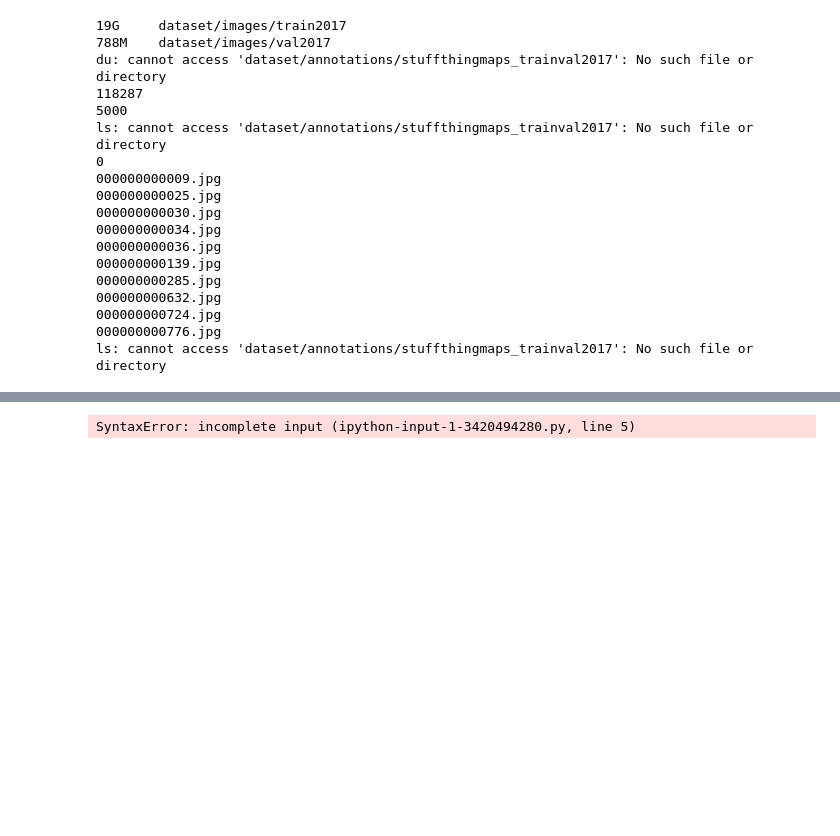
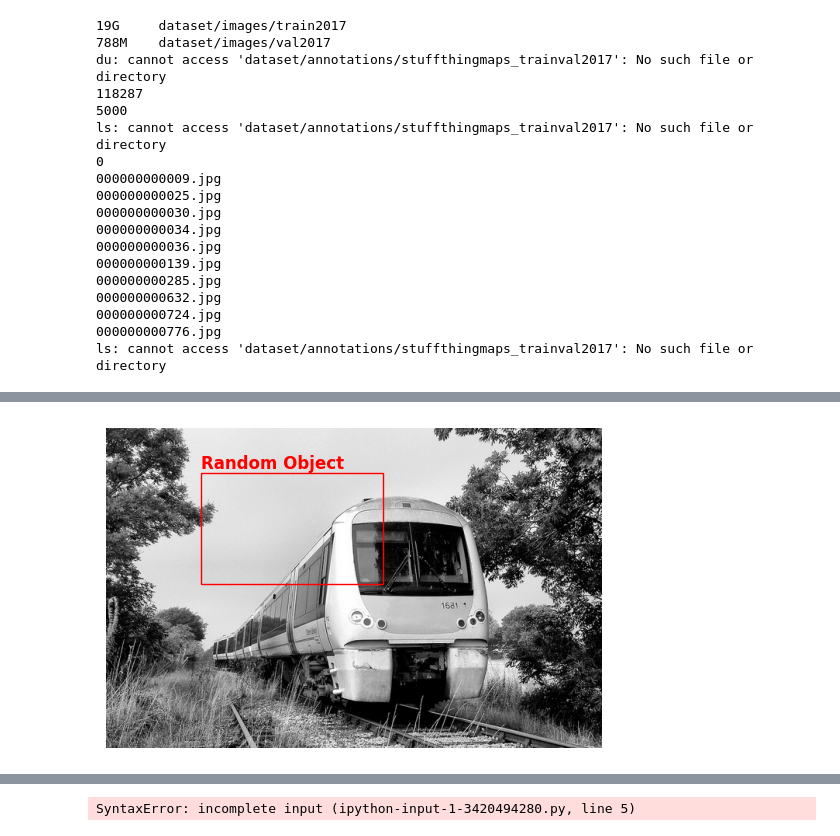
Before and after one commit to praymesh/VLM-SEGMENTATION, a Jupyter notebook: Visual_Encoder.ipynb, the cells around one changed output, grey strips where cells are left out. Drawn from its saved outputs; the diff is of its cells as text; code cells hidden in the pictures; blank space fills up the shorter version.

```diff
--- a/Visual_Encoder.ipynb
+++ b/Visual_Encoder.ipynb
@@ -214,3 +159,57 @@ print("Visualization complete.")
+# %%
+# prompt: help me visualise any random image , not saved in drive also annotatin
+
+import matplotlib.pyplot as plt
+import matplotlib.patches as patches
+import random
+
+# List available images in the dataset
+image_dir = "dataset/images/train2017"
+image_files = [f for f in os.listdir(image_dir) if f.endswith('.jpg')]
+
+if not image_files:
+    print("No images found in the specified directory.")
+else:
+    # Select a random image
+    random_image_file = random.choice(image_files)
+    image_path = os.path.join(image_dir, random_image_file)
+
+    # Load the image using PIL
+    try:
+        image = Image.open(image_path)
+
+        # Display the image
+        fig, ax = plt.subplots(1)
+        ax.imshow(image)
+
+        # Example annotation (you can replace this with actual annotations if available)
+        # Let's add a random bounding box and text annotation
+        img_width, img_height = image.size
+        x_min = random.randint(0, img_width // 2)
+        y_min = random.randint(0, img_height // 2)
+        width = random.randint(img_width // 4, img_width // 2)
+        height = random.randint(img_height // 4, img_height // 2)
+
+        # Create a Rectangle patch
+        rect = patches.Rectangle((x_min, y_min), width, height, linewidth=1, edgecolor='r', facecolor='none')
+
+        # Add the patch to the Axes
+        ax.add_patch(rect)
+
+        # Add text annotation
+        ax.text(x_min, y_min - 5, 'Random Object', color='red', fontsize=12, weight='bold')
+
+        # Remove axis ticks and labels
+        ax.axis('off')
+
+        plt.show()
+
+    except FileNotFoundError:
+        print(f"Error: Image file not found at {image_path}")
+    except Exception as e:
+        print(f"An error occurred: {e}")
+# %% [output]
+[figure, added]
 # %%
 # Method 2 : Download the dataset via shell (Colab) #from COC stu
 !mkdir -p coco2017/images
```
Also changed, not shown: parts of 3 cells of this notebook.
